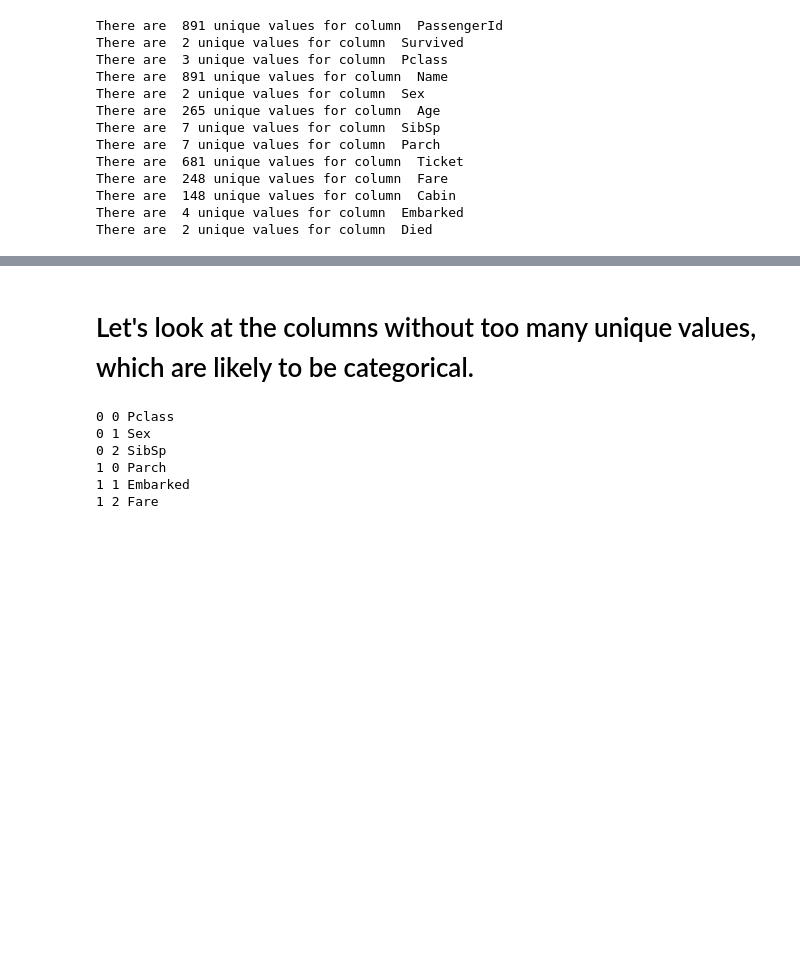
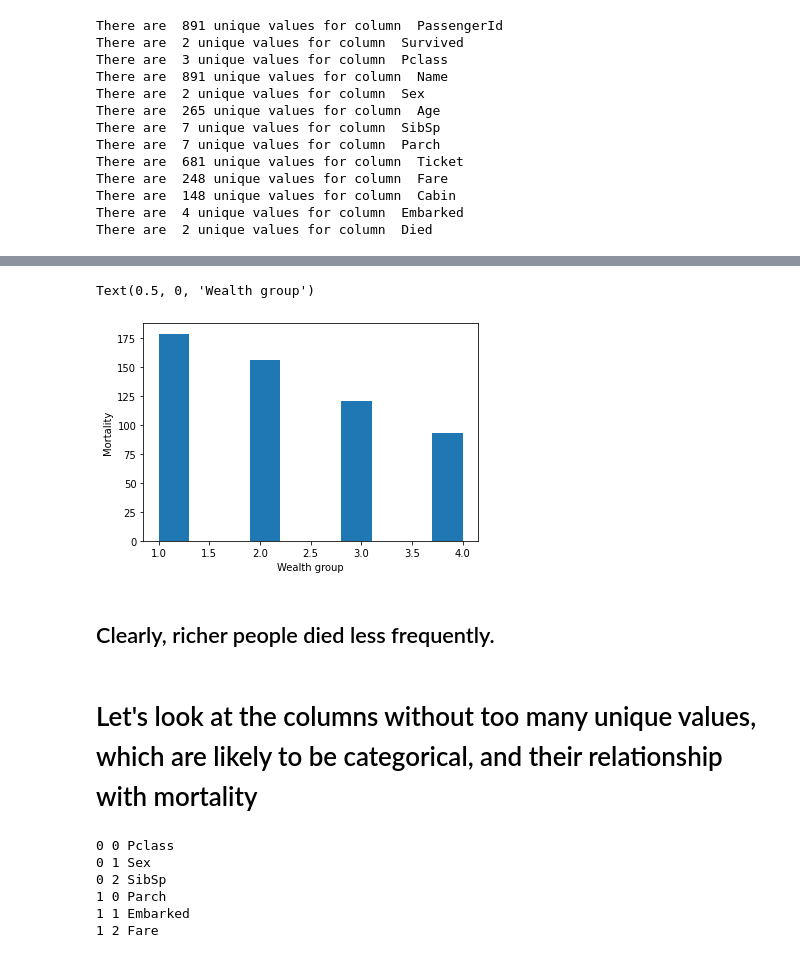
Before and after one commit to sangstar/kaggle-titanic, a Jupyter notebook: main.ipynb, the cells around one changed output, grey strips where cells are left out. Saved outputs shown, nothing was run; the diff lists cells and outputs as text; code cells hidden in the pictures; blank space fills up the shorter version.

```diff
--- a/main.ipynb
+++ b/main.ipynb
@@ -117,5 +119,15 @@ There are  2 unique values for column  Died
+# %%
+plt.hist(train[train['Survived'] == 0]['Class'],
+         stacked=True)
+plt.ylabel('Mortality')
+plt.xlabel('Wealth group')
+# %% [output]
+Text(0.5, 0, 'Wealth group')
+[figure, added]
+# %% [markdown]
+## Clearly, richer people died less frequently.
 # %% [markdown]
-# Let's look at the columns without too many unique values, which are likely to be categorical.
+# Let's look at the columns without too many unique values, which are likely to be categorical, and their relationship with mortality
 # %%
 fig, axs = plt.subplots(ncols=3, nrows = 2, figsize=(30, 20))
 for fig, i,col in zip([0,0,0,1,1,1],[0,1,2,0,1,2],['Pclass','Sex','SibSp','Parch','Embarked','Fare']):
```
Also changed, not shown: parts of 22 cells of this notebook, 2 other files.
